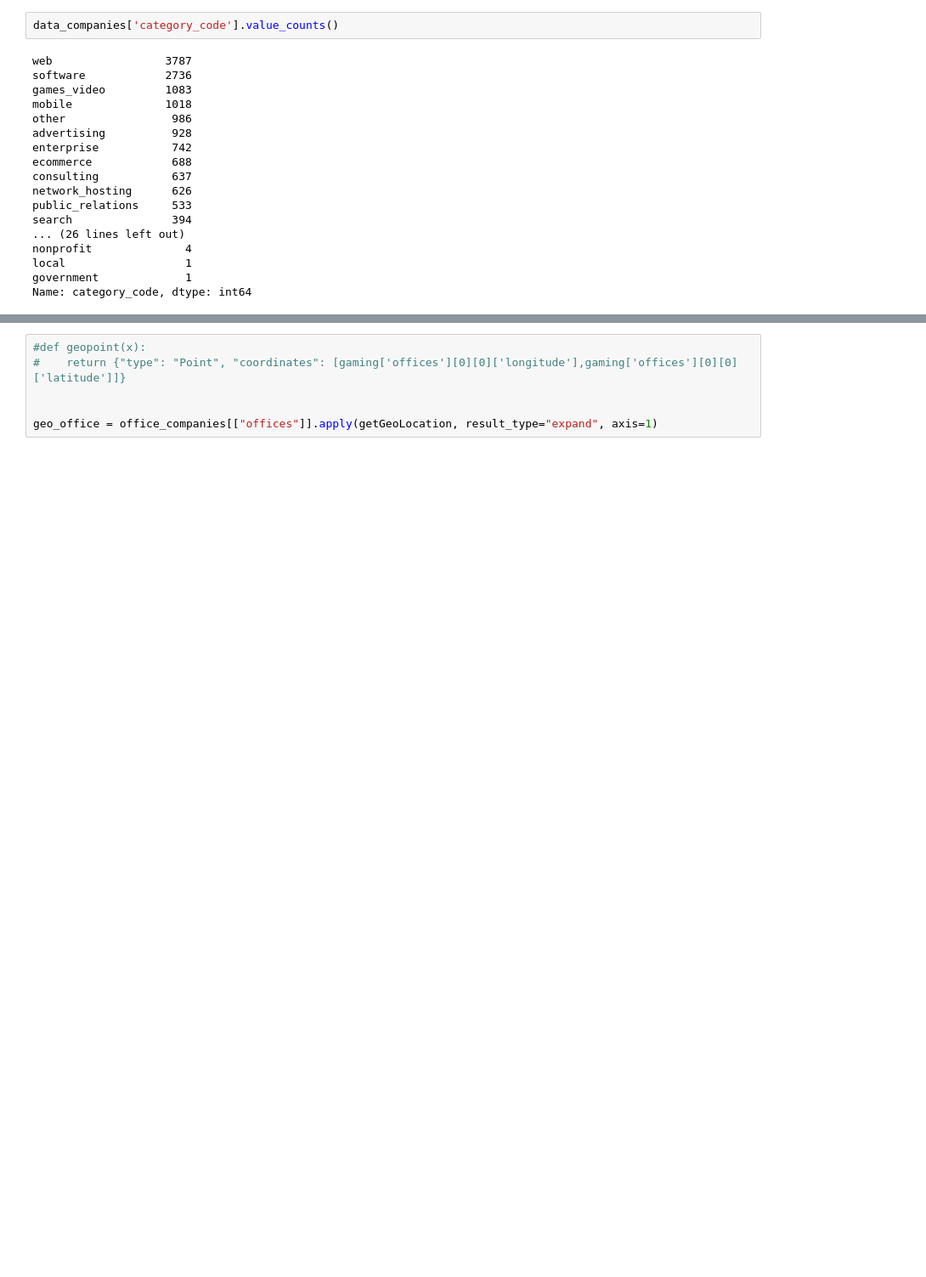
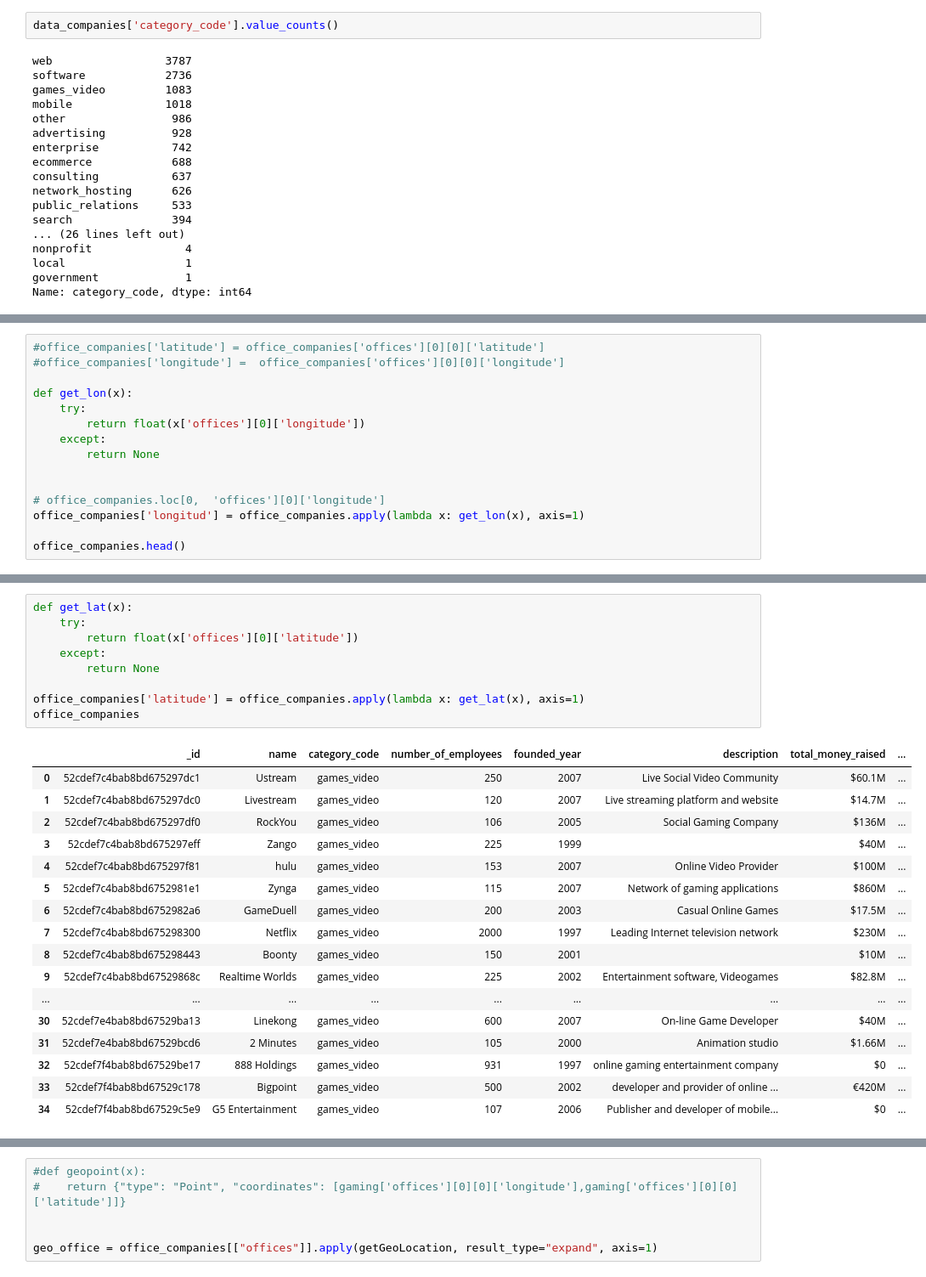
Before and after one commit to DavidR81/Mongo_Project, a Jupyter notebook: Main.ipynb, the cells around one changed output, grey strips where cells are left out. Shown at 85% size. Saved outputs shown, nothing was run; the diff lists cells and outputs as text; blank space fills up the shorter version.

```diff
--- a/Main.ipynb
+++ b/Main.ipynb
@@ -126,0 +126,15 @@ def getGeoLocation(data):
+# %%
+#office_companies['latitude'] = office_companies['offices'][0][0]['latitude']
+#office_companies['longitude'] =  office_companies['offices'][0][0]['longitude']
+
+def get_lon(x):
+    try:
+        return float(x['offices'][0]['longitude'])
+    except:
+        return None
+
+
+# office_companies.loc[0,  'offices'][0]['longitude']
+office_companies['longitud'] = office_companies.apply(lambda x: get_lon(x), axis=1)
+
+office_companies.head()
@@ -126,0 +148,27 @@ def getGeoLocation(data):
+# %%
+def get_lat(x):
+    try:
+        return float(x['offices'][0]['latitude'])
+    except:
+        return None
+
+office_companies['latitude'] = office_companies.apply(lambda x: get_lat(x), axis=1)
+office_companies
+# %% [output]
+|  | _id | name | category_code | number_of_employees | founded_year | description | total_money_raised | ... |
+| 0 | 52cdef7c4bab8bd675297dc1 | Ustream | games_video | 250 | 2007 | Live Social Video Community | $60.1M | ... |
+| 1 | 52cdef7c4bab8bd675297dc0 | Livestream | games_video | 120 | 2007 | Live streaming platform and website | $14.7M | ... |
+| 2 | 52cdef7c4bab8bd675297df0 | RockYou | games_video | 106 | 2005 | Social Gaming Company | $136M | ... |
+| 3 | 52cdef7c4bab8bd675297eff | Zango | games_video | 225 | 1999 |  | $40M | ... |
+| 4 | 52cdef7c4bab8bd675297f81 | hulu | games_video | 153 | 2007 | Online Video Provider | $100M | ... |
+| 5 | 52cdef7c4bab8bd6752981e1 | Zynga | games_video | 115 | 2007 | Network of gaming applications | $860M | ... |
+| 6 | 52cdef7c4bab8bd6752982a6 | GameDuell | games_video | 200 | 2003 | Casual Online Games | $17.5M | ... |
+| 7 | 52cdef7c4bab8bd675298300 | Netflix | games_video | 2000 | 1997 | Leading Internet television network | $230M | ... |
+| 8 | 52cdef7c4bab8bd675298443 | Boonty | games_video | 150 | 2001 |  | $10M | ... |
+| 9 | 52cdef7c4bab8bd67529868c | Realtime Worlds | games_video | 225 | 2002 | Entertainment software, Videogames | $82.8M | ... |
+| ... | ... | ... | ... | ... | ... | ... | ... | ... |
+| 30 | 52cdef7e4bab8bd67529ba13 | Linekong | games_video | 600 | 2007 | On-line Game Developer | $40M | ... |
+| 31 | 52cdef7e4bab8bd67529bcd6 | 2 Minutes | games_video | 105 | 2000 | Animation studio | $1.66M | ... |
+| 32 | 52cdef7f4bab8bd67529be17 | 888 Holdings | games_video | 931 | 1997 | online gaming entertainment company | $0 | ... |
+| 33 | 52cdef7f4bab8bd67529c178 | Bigpoint | games_video | 500 | 2002 | developer and provider of online ... | €420M | ... |
+| 34 | 52cdef7f4bab8bd67529c5e9 | G5 Entertainment | games_video | 107 | 2006 | Publisher and developer of mobile... | $0 | ... |
```
Also changed, not shown: parts of 20 cells of this notebook, 1 other file.
